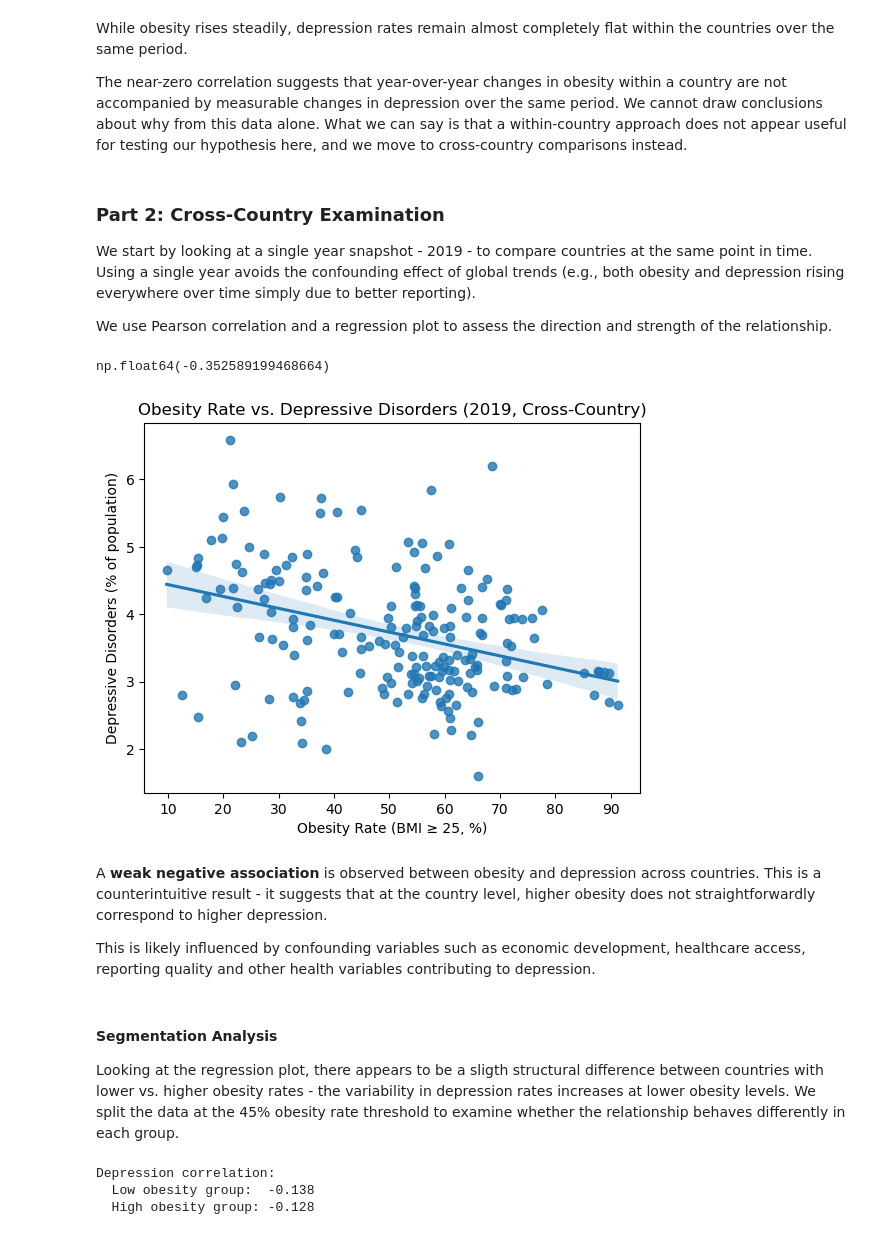
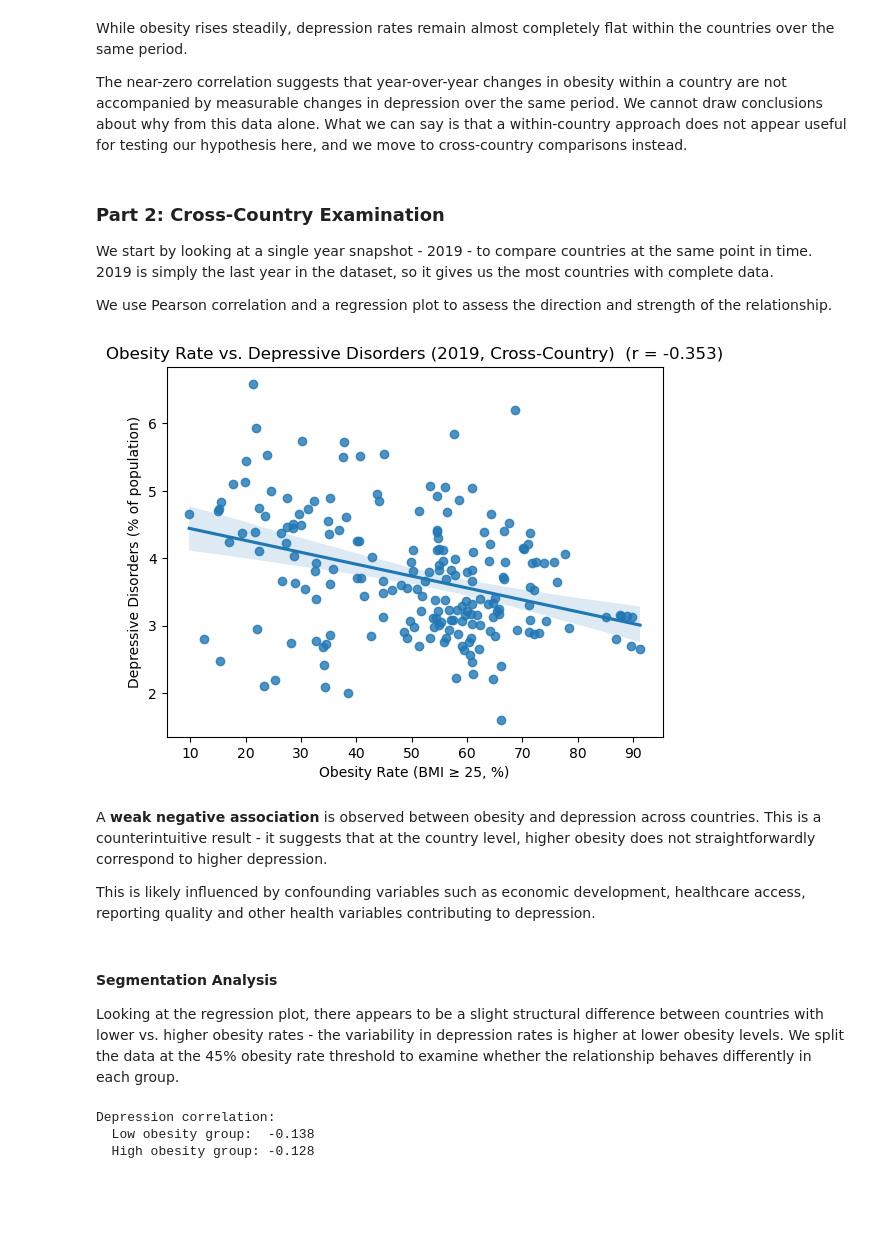
Before and after one commit to IvanOgnyanovGoranov/diet-obesity-mental-health-analysis, a Jupyter notebook: project.ipynb, the cells around one changed output. Drawn from its saved outputs; the diff is of its cells as text; code cells hidden in the pictures; blank space fills up the shorter version.

```diff
--- a/project.ipynb
+++ b/project.ipynb
@@ -188,25 +183,23 @@ The near-zero correlation suggests that year-over-year changes in obesity within
 # %% [markdown]
 ### Part 2: Cross-Country Examination
 
-We start by looking at a single year snapshot - 2019 - to compare countries at the same point in time. Using a single year avoids the confounding effect of global trends (e.g., both obesity and depression rising everywhere over time simply due to better reporting).
+We start by looking at a single year snapshot - 2019 - to compare countries at the same point in time. 2019 is simply the last year in the dataset, so it gives us the most countries with complete data.
 
 We use Pearson correlation and a regression plot to assess the direction and strength of the relationship.
 # %%
 # Why Am I taking the last year - explain.
 obesity_depression_2019 = obesity_mental_health_df[obesity_mental_health_df["year"] == 2019]
-# %%
-# Pearson correlation between obesity rate and depression rate (2019)
-obesity_depression_2019["obesity_rate"].corr(obesity_depression_2019["depressive_disorders"])
-# %% [output]
-np.float64(-0.352589199468664)
 # %%
+# Pearson correlation between obesity rate and depression rate (2019)
+r = obesity_depression_2019['obesity_rate'].corr(obesity_depression_2019['depressive_disorders'])
+
 sns.regplot(data=obesity_depression_2019, x="obesity_rate", y="depressive_disorders")
-plt.title("Obesity Rate vs. Depressive Disorders (2019, Cross-Country)")
+plt.title(f"Obesity Rate vs. Depressive Disorders (2019, Cross-Country)  (r = {r:.3f})")
 plt.xlabel("Obesity Rate (BMI ≥ 25, %)")
 plt.ylabel("Depressive Disorders (% of population)")
 plt.show()
 # %% [output]
-[figure, old version]
+[figure, new version]
 # %% [markdown]
 A **weak negative association** is observed between obesity and depression across countries. This is a counterintuitive result - it suggests that at the country level, higher obesity does not straightforwardly correspond to higher depression.
 
@@ -214,7 +207,7 @@ This is likely influenced by confounding variables such as economic development,
 # %% [markdown]
 #### Segmentation Analysis
 
-Looking at the regression plot, there appears to be a sligth structural difference between countries with lower vs. higher obesity rates - the variability in depression rates increases at lower obesity levels. We split the data at the 45% obesity rate threshold to examine whether the relationship behaves differently in each group.
+Looking at the regression plot, there appears to be a slight structural difference between countries with lower vs. higher obesity rates - the variability in depression rates is higher at lower obesity levels. We split the data at the 45% obesity rate threshold to examine whether the relationship behaves differently in each group.
 # %%
 low = obesity_depression_2019[obesity_depression_2019["obesity_rate"] < 45]
 high = obesity_depression_2019[obesity_depression_2019["obesity_rate"] >= 45]
```
Also changed, not shown: parts of 25 cells of this notebook, 1 other file.
